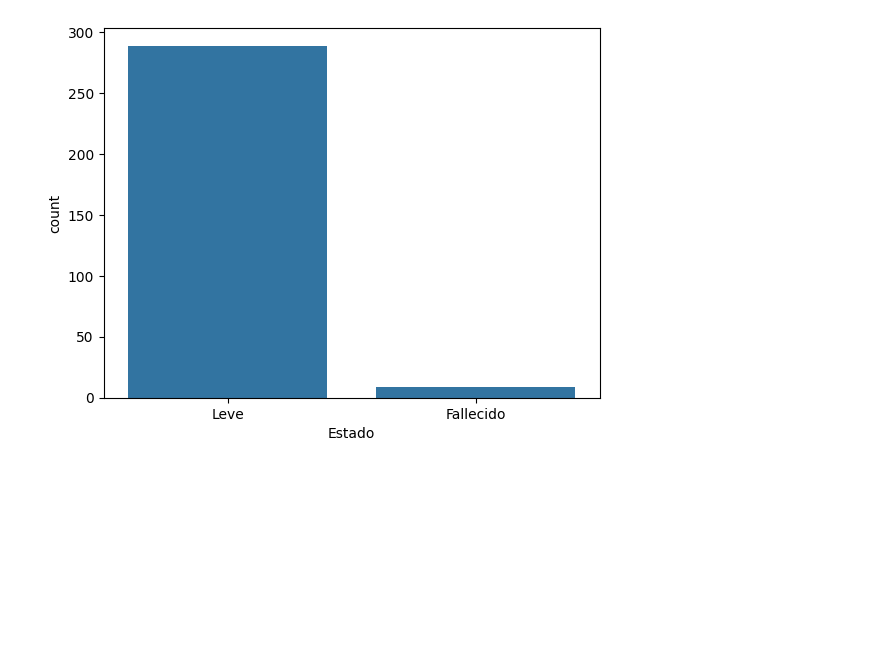
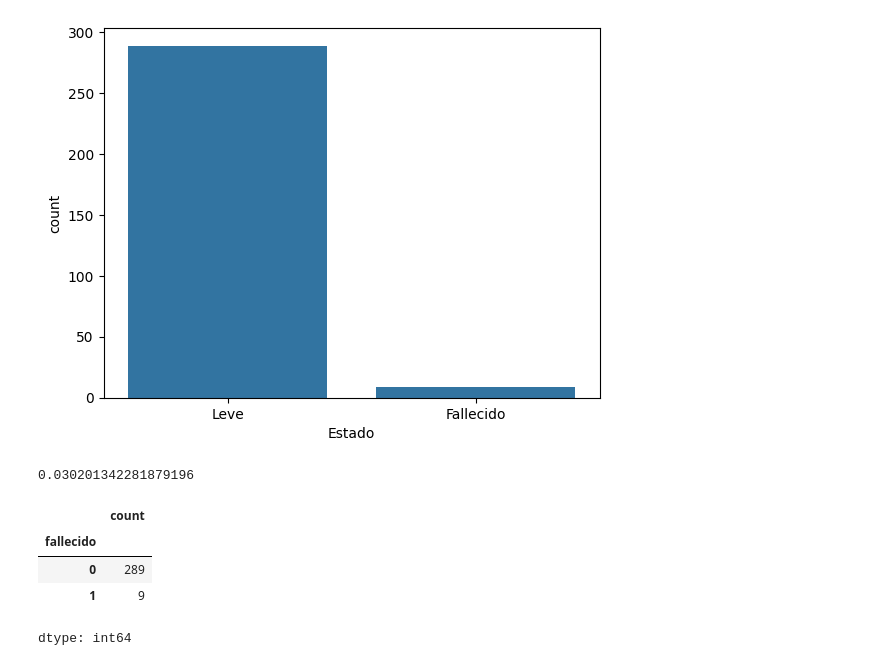
Before and after one commit to asegura4488/EDCO_IntroCienciaDatos, a Jupyter notebook: Semana3/Pandas_EstudioExploratorio.ipynb, the cells around one changed output. Saved outputs shown, nothing was run; the diff lists cells and outputs as text; code cells hidden in the pictures; blank space fills up the shorter version.

```diff
--- a/Semana3/Pandas_EstudioExploratorio.ipynb
+++ b/Semana3/Pandas_EstudioExploratorio.ipynb
@@ -243,3 +243,21 @@ sns.countplot(data=datos, x='Estado')
 # %% [output]
 <Axes: xlabel='Estado', ylabel='count'>
 [figure]
+# %%
+9/298
+# %% [output]
+0.030201342281879196
+# %%
+modelo_df = datos.dropna( subset=['Estado'] ).copy()
+
+# Variables binarias
+# Usando un filtro
+modelo_df['fallecido'] = (modelo_df['Estado'] == 'Fallecido').astype(int)
+
+modelo_df['fallecido'].value_counts()
+# %% [output]
+|  | count |
+| fallecido |  |
+| 0 | 289 |
+| 1 | 9 |
+dtype: int64
```
Also changed, not shown: parts of 4 cells of this notebook.
